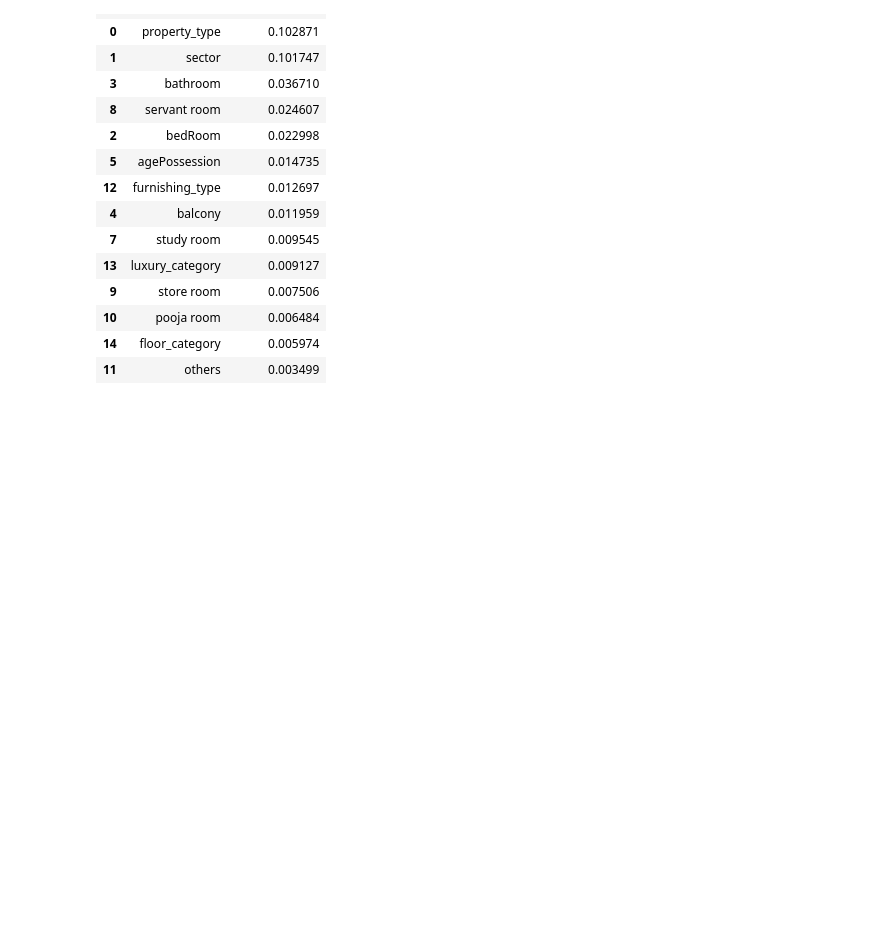
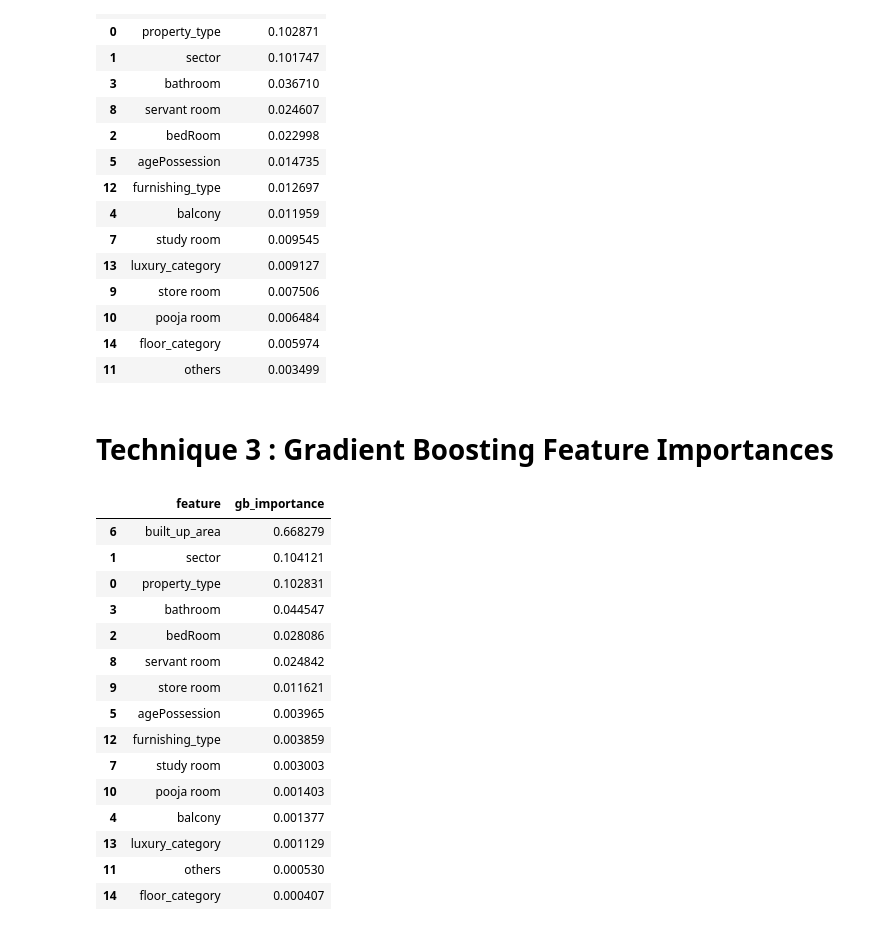
Before and after one commit to garvit1408/NestWise-, a Jupyter notebook: 5 - Feature & Model Selection, productionalization/feature-selection.ipynb, the cells around one changed output. Saved outputs shown, nothing was run; the diff lists cells and outputs as text; code cells hidden in the pictures; blank space fills up the shorter version.

```diff
--- a/5 - Feature & Model Selection, productionalization/feature-selection.ipynb
+++ b/5 - Feature & Model Selection, productionalization/feature-selection.ipynb
@@ -285,3 +285,34 @@ fi_df2
 | 10 | pooja room | 0.006484 |
 | 14 | floor_category | 0.005974 |
 | 11 | others | 0.003499 |
+# %% [markdown]
+# Technique 3 : Gradient Boosting Feature Importances
+# %%
+from sklearn.ensemble import GradientBoostingRegressor
+
+gb_label = GradientBoostingRegressor()
+gb_label.fit(X_label, y_label)
+
+fi_df3 = pd.DataFrame({
+    'feature': X_label.columns,
+    'gb_importance': gb_label.feature_importances_
+}).sort_values(by='gb_importance', ascending=False)
+
+fi_df3
+# %% [output]
+|  | feature | gb_importance |
+| 6 | built_up_area | 0.668279 |
+| 1 | sector | 0.104121 |
+| 0 | property_type | 0.102831 |
+| 3 | bathroom | 0.044547 |
+| 2 | bedRoom | 0.028086 |
+| 8 | servant room | 0.024842 |
+| 9 | store room | 0.011621 |
+| 5 | agePossession | 0.003965 |
+| 12 | furnishing_type | 0.003859 |
+| 7 | study room | 0.003003 |
+| 10 | pooja room | 0.001403 |
+| 4 | balcony | 0.001377 |
+| 13 | luxury_category | 0.001129 |
+| 11 | others | 0.000530 |
+| 14 | floor_category | 0.000407 |
```
Also changed, not shown: parts of 2 cells of this notebook.
